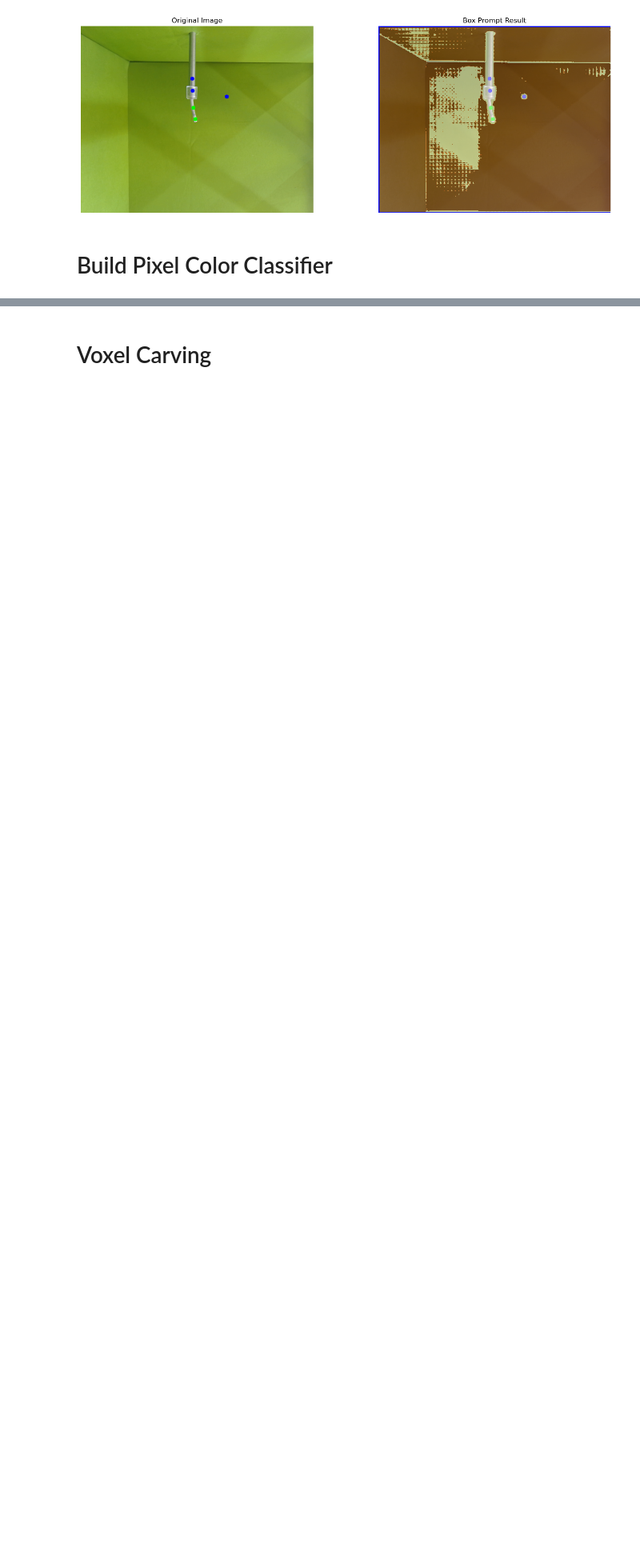
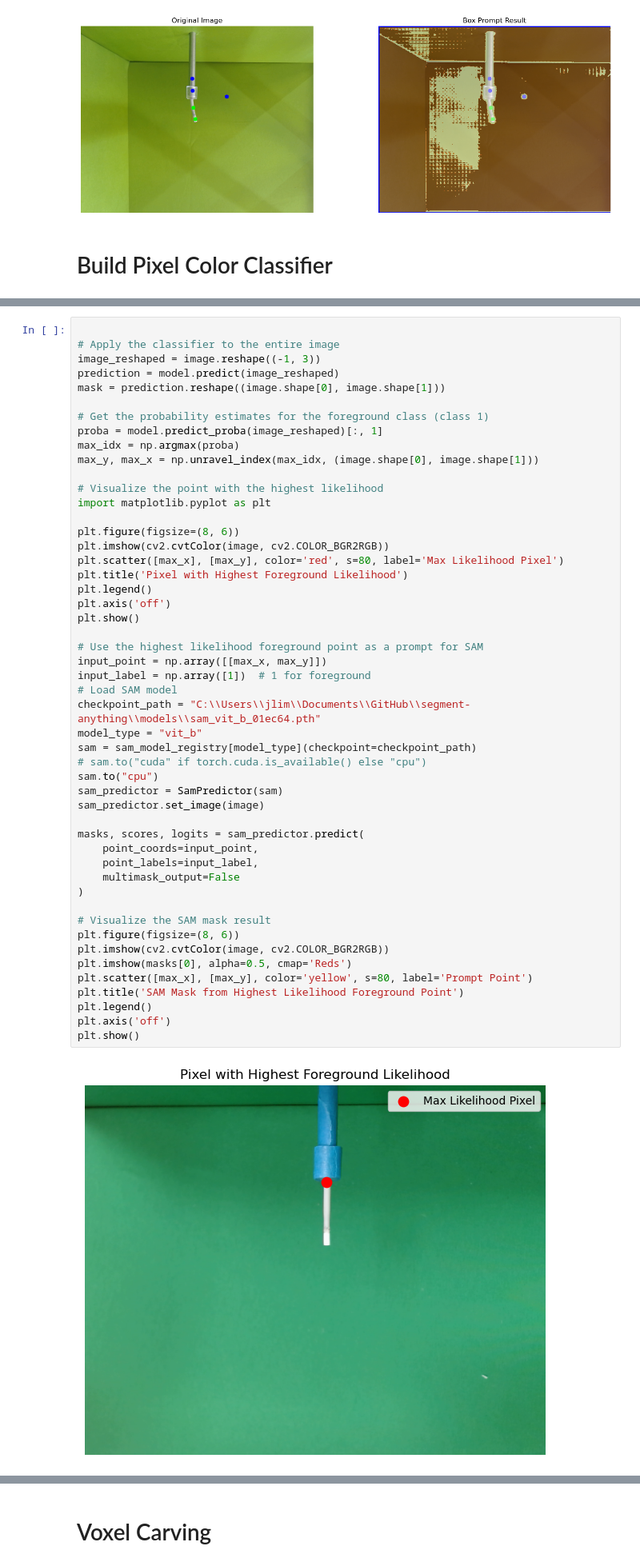
Before and after one commit to jasonkglim/Catheter-Perception, a Jupyter notebook: scripts/catheter_pose_estimation.ipynb, the cells around one changed output, grey strips where cells are left out. Shown at 80% size. Saved outputs shown, nothing was run; the diff lists cells and outputs as text; blank space fills up the shorter version.

Commit message:
Confirming pixel color classifier -> SAM works for properly set environment

```diff
--- a/scripts/catheter_pose_estimation.ipynb
+++ b/scripts/catheter_pose_estimation.ipynb
@@ -640,0 +621,52 @@ Background point: (48, 164)
+# %%
+
+# Apply the classifier to the entire image
+image_reshaped = image.reshape((-1, 3))
+prediction = model.predict(image_reshaped)
+mask = prediction.reshape((image.shape[0], image.shape[1]))
+
+# Get the probability estimates for the foreground class (class 1)
+proba = model.predict_proba(image_reshaped)[:, 1]
+max_idx = np.argmax(proba)
+max_y, max_x = np.unravel_index(max_idx, (image.shape[0], image.shape[1]))
+
+# Visualize the point with the highest likelihood
+import matplotlib.pyplot as plt
+
+plt.figure(figsize=(8, 6))
+plt.imshow(cv2.cvtColor(image, cv2.COLOR_BGR2RGB))
+plt.scatter([max_x], [max_y], color='red', s=80, label='Max Likelihood Pixel')
+plt.title('Pixel with Highest Foreground Likelihood')
+plt.legend()
+plt.axis('off')
+plt.show()
+
+# Use the highest likelihood foreground point as a prompt for SAM
+input_point = np.array([[max_x, max_y]])
+input_label = np.array([1])  # 1 for foreground
+# Load SAM model
+checkpoint_path = "C:\\Users\\jlim\\Documents\\GitHub\\segment-anything\\models\\sam_vit_b_01ec64.pth"
+model_type = "vit_b"
+sam = sam_model_registry[model_type](checkpoint=checkpoint_path)
+# sam.to("cuda" if torch.cuda.is_available() else "cpu")
+sam.to("cpu")
+sam_predictor = SamPredictor(sam)
+sam_predictor.set_image(image)
+
+masks, scores, logits = sam_predictor.predict(
+    point_coords=input_point,
+    point_labels=input_label,
+    multimask_output=False
+)
+
+# Visualize the SAM mask result
+plt.figure(figsize=(8, 6))
+plt.imshow(cv2.cvtColor(image, cv2.COLOR_BGR2RGB))
+plt.imshow(masks[0], alpha=0.5, cmap='Reds')
+plt.scatter([max_x], [max_y], color='yellow', s=80, label='Prompt Point')
+plt.title('SAM Mask from Highest Likelihood Foreground Point')
+plt.legend()
+plt.axis('off')
+plt.show()
+# %% [output]
+[figure, added]
```
Also changed, not shown: parts of 3 cells of this notebook.
